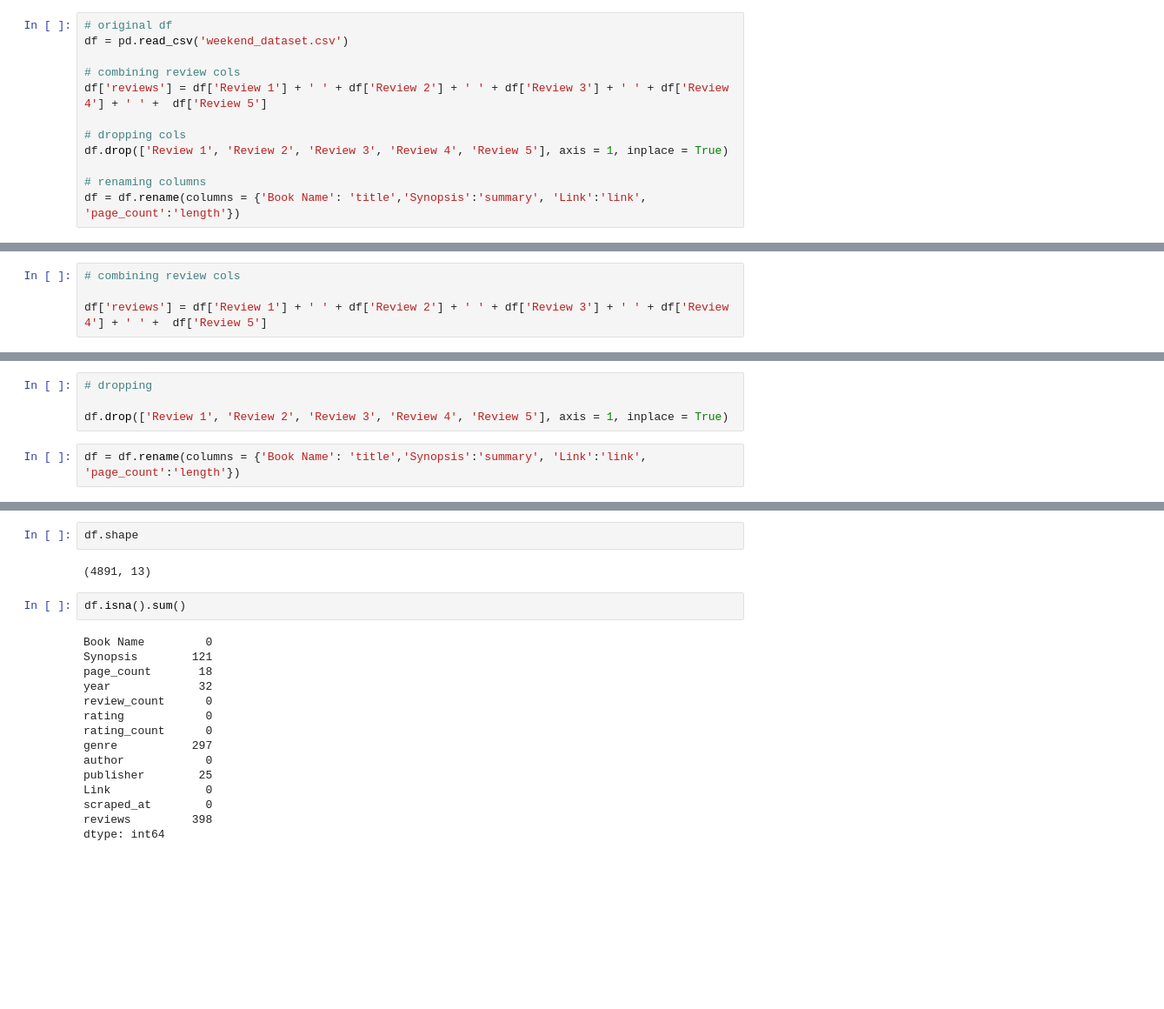
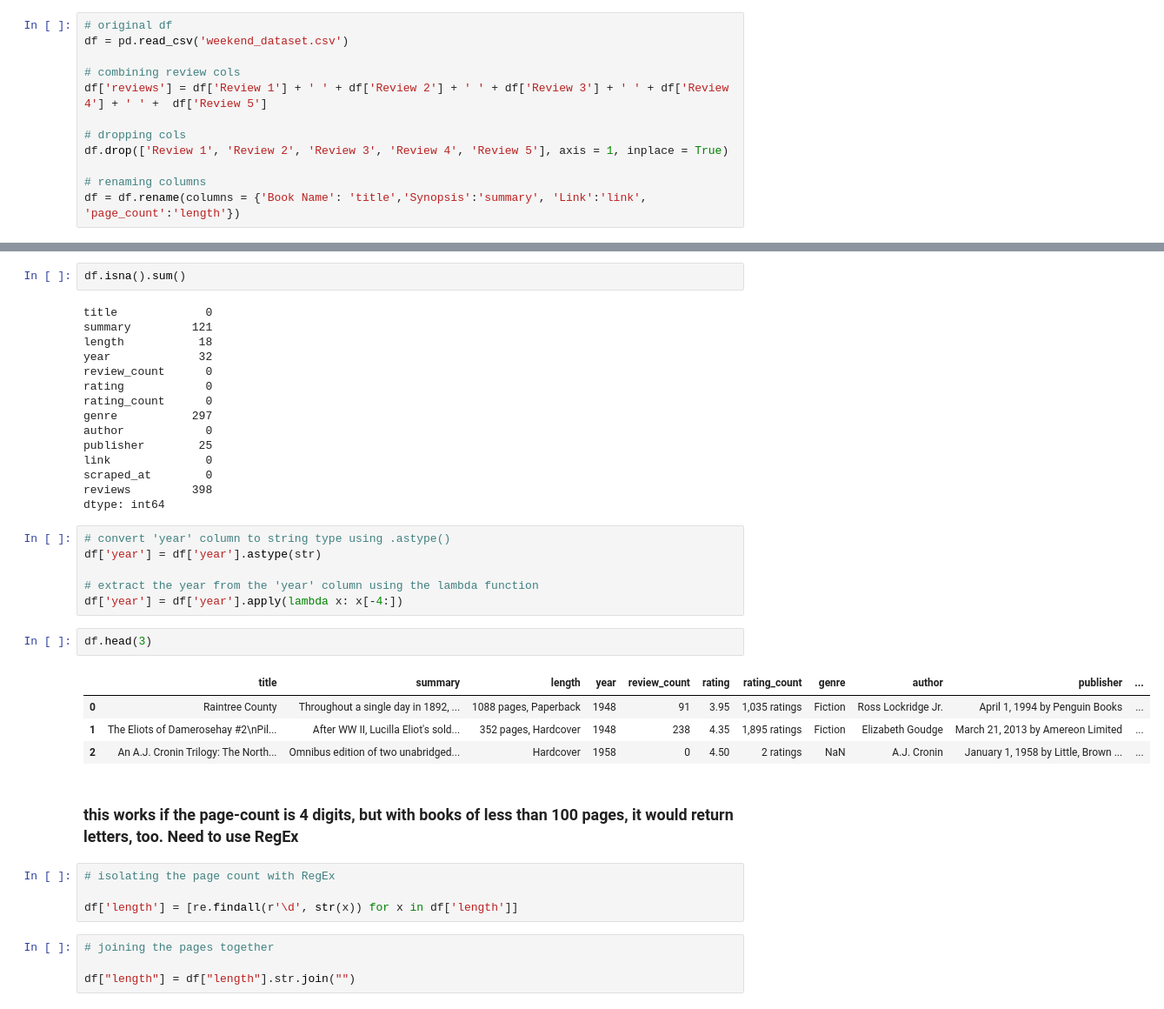
Before and after one commit to Booookkkkkssss/books_main, a Jupyter notebook: magdalena/new_prep_explore_weekend_dataset.ipynb, the cells around one changed output, grey strips where cells are left out. Shown: that part at 87% size. Saved outputs shown, nothing was run; the diff lists cells and outputs as text; blank space fills up the shorter version.

```diff
--- a/magdalena/new_prep_explore_weekend_dataset.ipynb
+++ b/magdalena/new_prep_explore_weekend_dataset.ipynb
@@ -62,5 +58 @@ df.head()
-# %%
-# combining review cols
-
-df['reviews'] = df['Review 1'] + ' ' + df['Review 2'] + ' ' + df['Review 3'] + ' ' + df['Review 4'] + ' ' +  df['Review 5']
 # %%
@@ -76,6 +74,0 @@ df.head()
-# %%
-# dropping
-
-df.drop(['Review 1', 'Review 2', 'Review 3', 'Review 4', 'Review 5'], axis = 1, inplace = True)
-# %%
-df = df.rename(columns = {'Book Name': 'title','Synopsis':'summary', 'Link':'link', 'page_count':'length'})
@@ -91,13 +75,9 @@ df.head()
-# %%
-df.shape
-# %% [output]
-(4891, 13)
 # %%
 df.isna().sum()
 # %% [output]
-Book Name         0
-Synopsis        121
-page_count       18
+title             0
+summary         121
+length           18
 year             32
 review_count      0
 rating            0
@@ -105,7 +85,30 @@ rating_count      0
 genre           297
 author            0
 publisher        25
-Link              0
+link              0
 scraped_at        0
 reviews         398
 dtype: int64
+# %%
+# convert 'year' column to string type using .astype()
+df['year'] = df['year'].astype(str)
+
+# extract the year from the 'year' column using the lambda function
+df['year'] = df['year'].apply(lambda x: x[-4:])
+# %%
+df.head(3)
+# %% [output]
+|  | title | summary | length | year | review_count | rating | rating_count | genre | author | publisher | ... |
+| 0 | Raintree County | Throughout a single day in 1892, ... | 1088 pages, Paperback | 1948 | 91 | 3.95 | 1,035 ratings | Fiction | Ross Lockridge Jr. | April 1, 1994 by Penguin Books | ... |
+| 1 | The Eliots of Damerosehay #2\nPil... | After WW II, Lucilla Eliot's sold... | 352 pages, Hardcover | 1948 | 238 | 4.35 | 1,895 ratings | Fiction | Elizabeth Goudge | March 21, 2013 by Amereon Limited | ... |
+| 2 | An A.J. Cronin Trilogy: The North... | Omnibus edition of two unabridged... | Hardcover | 1958 | 0 | 4.50 | 2 ratings | NaN | A.J. Cronin | January 1, 1958 by Little, Brown ... | ... |
+# %% [markdown]
+### this works if the page-count is 4 digits, but with books of less than 100 pages, it would return letters, too. Need to use RegEx
+# %%
+# isolating the page count with RegEx
+
+df['length'] = [re.findall(r'\d', str(x)) for x in df['length']]
+# %%
+# joining the pages together
+
+df["length"] = df["length"].str.join("")
```
Also changed, not shown: parts of 20 cells of this notebook.
